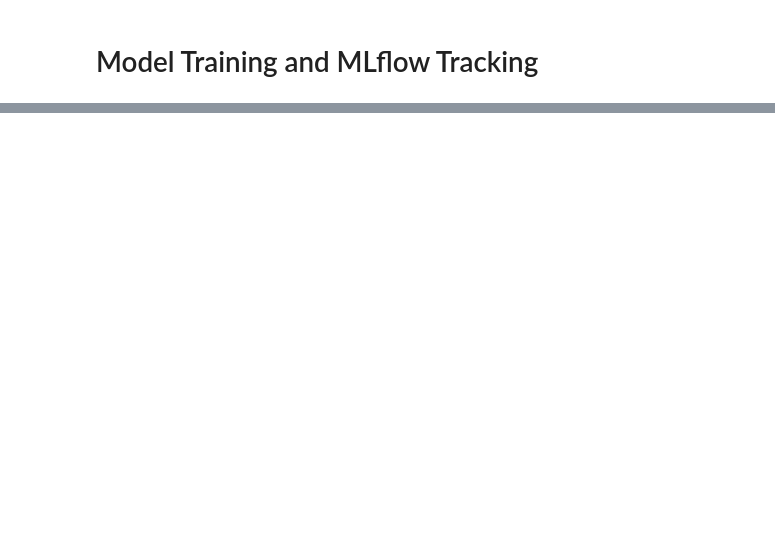
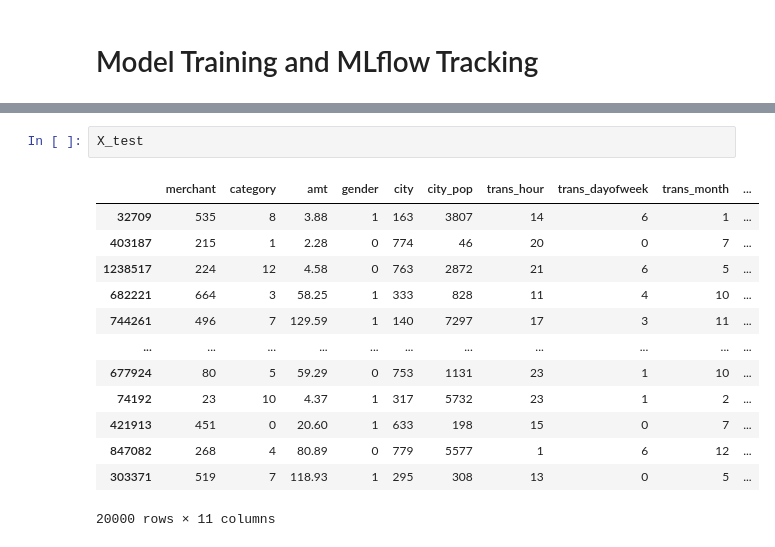
Before and after one commit to bibekk477/credit-card-fraud-xgboost-rf-lgbm, a Jupyter notebook: credit_card_fraud_detect.ipynb, the cells around one changed output, grey strips where cells are left out. Drawn from its saved outputs; the diff is of its cells as text; blank space fills up the shorter version.

```diff
--- a/credit_card_fraud_detect.ipynb
+++ b/credit_card_fraud_detect.ipynb
@@ -393,3 +440,19 @@ ROC-AUC: 0.9854
+# %%
+X_test
+# %% [output]
+|  | merchant | category | amt | gender | city | city_pop | trans_hour | trans_dayofweek | trans_month | ... |
+| 32709 | 535 | 8 | 3.88 | 1 | 163 | 3807 | 14 | 6 | 1 | ... |
+| 403187 | 215 | 1 | 2.28 | 0 | 774 | 46 | 20 | 0 | 7 | ... |
+| 1238517 | 224 | 12 | 4.58 | 0 | 763 | 2872 | 21 | 6 | 5 | ... |
+| 682221 | 664 | 3 | 58.25 | 1 | 333 | 828 | 11 | 4 | 10 | ... |
+| 744261 | 496 | 7 | 129.59 | 1 | 140 | 7297 | 17 | 3 | 11 | ... |
+| ... | ... | ... | ... | ... | ... | ... | ... | ... | ... | ... |
+| 677924 | 80 | 5 | 59.29 | 0 | 753 | 1131 | 23 | 1 | 10 | ... |
+| 74192 | 23 | 10 | 4.37 | 1 | 317 | 5732 | 23 | 1 | 2 | ... |
+| 421913 | 451 | 0 | 20.60 | 1 | 633 | 198 | 15 | 0 | 7 | ... |
+| 847082 | 268 | 4 | 80.89 | 0 | 779 | 5577 | 1 | 6 | 12 | ... |
+| 303371 | 519 | 7 | 118.93 | 1 | 295 | 308 | 13 | 0 | 5 | ... |
+20000 rows × 11 columns
 # %%
 #dict of trained models to be use for SHAP explanation
 trained_models
```
Also changed, not shown: parts of 24 cells of this notebook.
